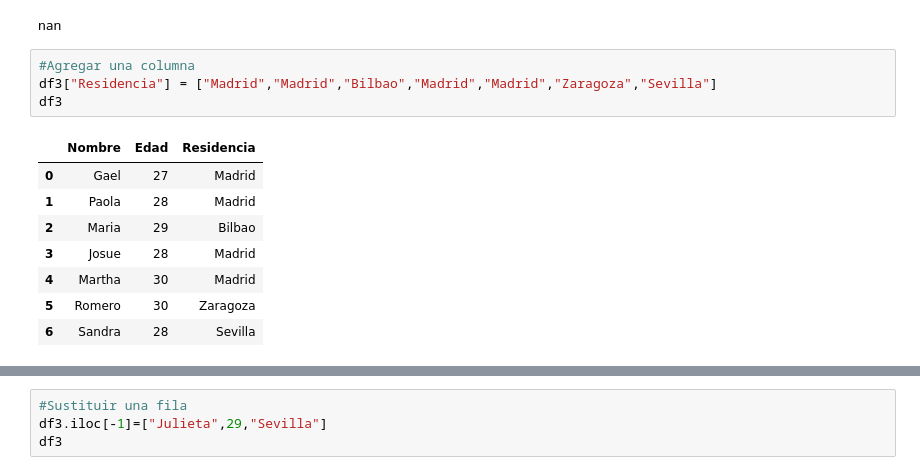
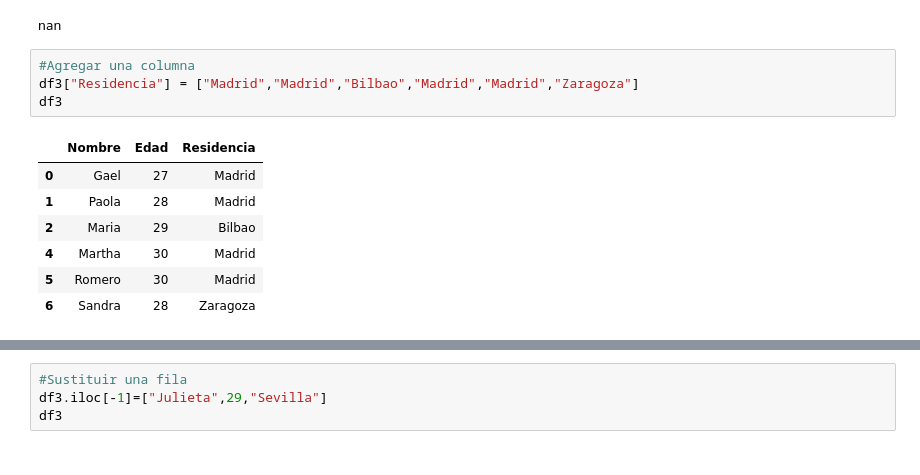
Before and after one commit to joelalves/machine-learning-course, a Jupyter notebook: numpy-pandas-preprocess/pandas/Pandas teoría 1.ipynb, the cells around one changed output, grey strips where cells are left out. Saved outputs shown, nothing was run; the diff lists cells and outputs as text.

```diff
--- a/numpy-pandas-preprocess/pandas/Pandas teoría 1.ipynb
+++ b/numpy-pandas-preprocess/pandas/Pandas teoría 1.ipynb
@@ -767,17 +773,16 @@ np.NaN
 nan
 # %%
 #Agregar una columna
-df3["Residencia"] = ["Madrid","Madrid","Bilbao","Madrid","Madrid","Zaragoza","Sevilla"]
+df3["Residencia"] = ["Madrid","Madrid","Bilbao","Madrid","Madrid","Zaragoza"]
 df3
 # %% [output]
 |  | Nombre | Edad | Residencia |
 | 0 | Gael | 27 | Madrid |
 | 1 | Paola | 28 | Madrid |
 | 2 | Maria | 29 | Bilbao |
-| 3 | Josue | 28 | Madrid |
 | 4 | Martha | 30 | Madrid |
-| 5 | Romero | 30 | Zaragoza |
-| 6 | Sandra | 28 | Sevilla |
+| 5 | Romero | 30 | Madrid |
+| 6 | Sandra | 28 | Zaragoza |
 # %%
 #Agregar una fila
 df3 = df3.append({"Nombre":"Marco","Edad":27,"Residencia":"Bilbao"}, ignore_index=True)
```
Also changed, not shown: parts of 15 cells of this notebook, 2 other files.
